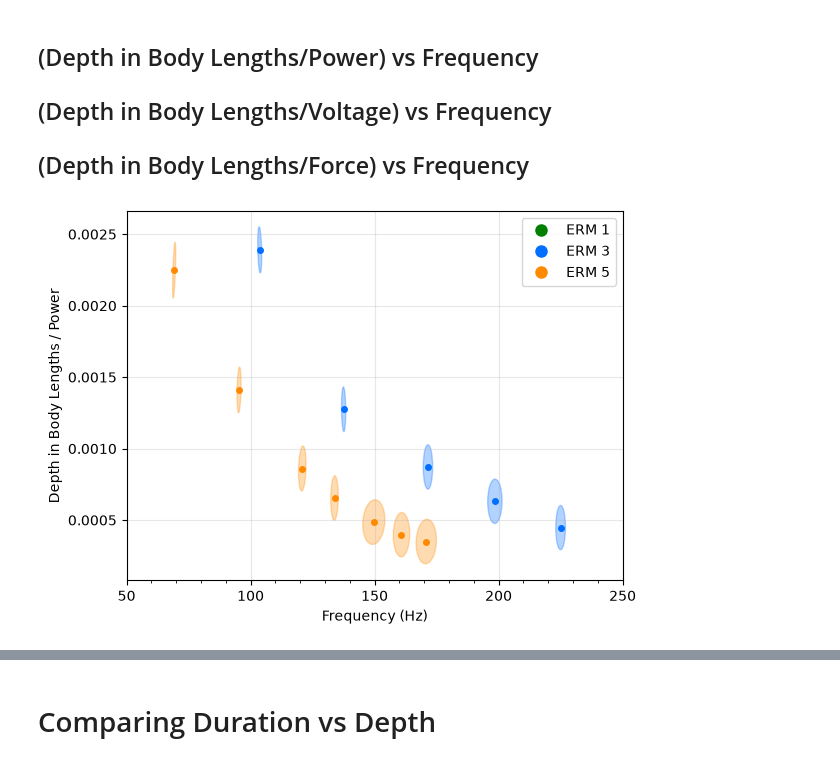
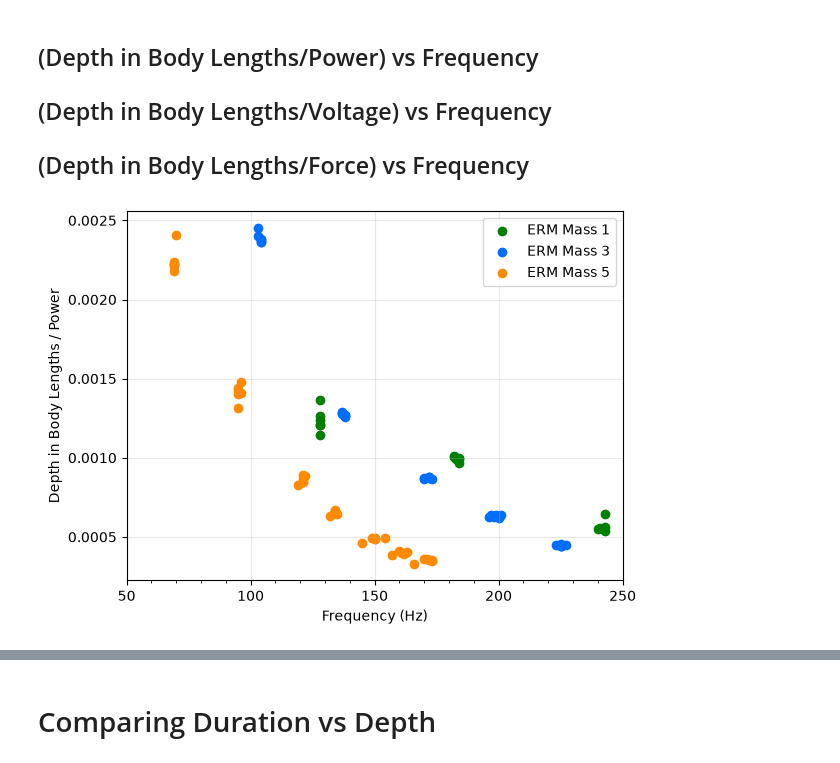
Before and after one commit to OzzysMess/clamming, a Jupyter notebook: master_notes.ipynb, the cells around one changed output, grey strips where cells are left out. Saved outputs shown, nothing was run; the diff lists cells and outputs as text; code cells hidden in the pictures.

```diff
--- a/master_notes.ipynb
+++ b/master_notes.ipynb
@@ -65,7 +65,7 @@ import pandas as pd
 import trim_data_file
 probe_length = 60.2
 
-source_csv = r"Data\frequencyVdepth8.csv"
+source_csv = r"Data\v2Fvd.csv"
 trimmed_csv = Path(re.sub(r"(\.csv)$", r"_trimmed\1", source_csv))
 
 trim_data_file.trim_csv_to_consistent_format(source_csv, trimmed_csv)
@@ -397,20 +438,20 @@ plt.show()
 # %%
 # (Depth in Body Lengths / Power) vs Frequency
 ax = plot_mass_scatter(
     data,
     lambda subset, mass: subset["Peak Frequency"].astype(float),
     lambda subset, mass: (subset["Total Depth (mm)"].astype(float) / probe_length) / subset["Power (mW)"].astype(float),
     "Frequency (Hz)",
     "Depth in Body Lengths / Power",
     xlim=(50, 250),
     legend_loc="best",
-    confidence_ellipse=True,
+    confidence_ellipse=0,
 )
 ax.set_xticks(np.arange(50, 251, 50))
 ax.set_xticks(np.arange(50, 251, 10), minor=True)
 plt.show()
 # %% [output]
-[figure, old version]
+[figure, new version]
 # %%
 # (Depth in Body Lengths / Voltage) vs Frequency
 ax = plot_mass_scatter(
```
Also changed, not shown: parts of 9 cells of this notebook, 5 other files.
